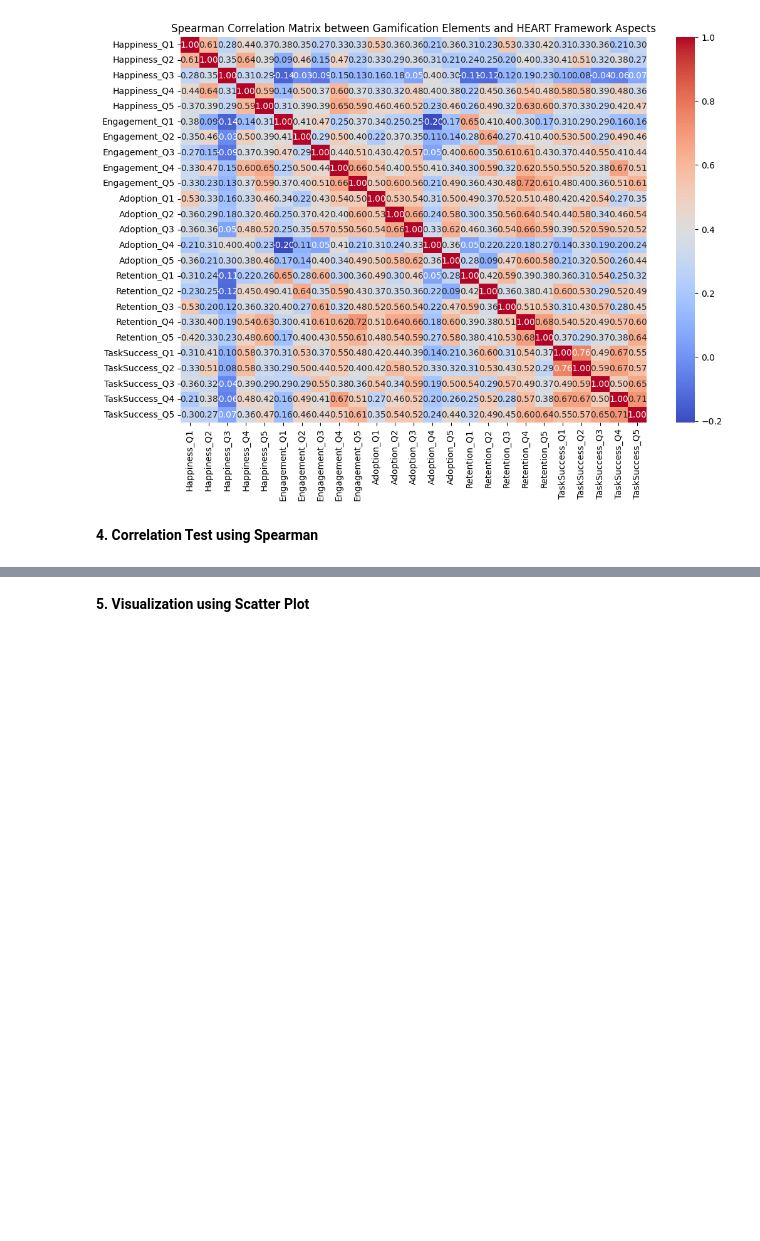
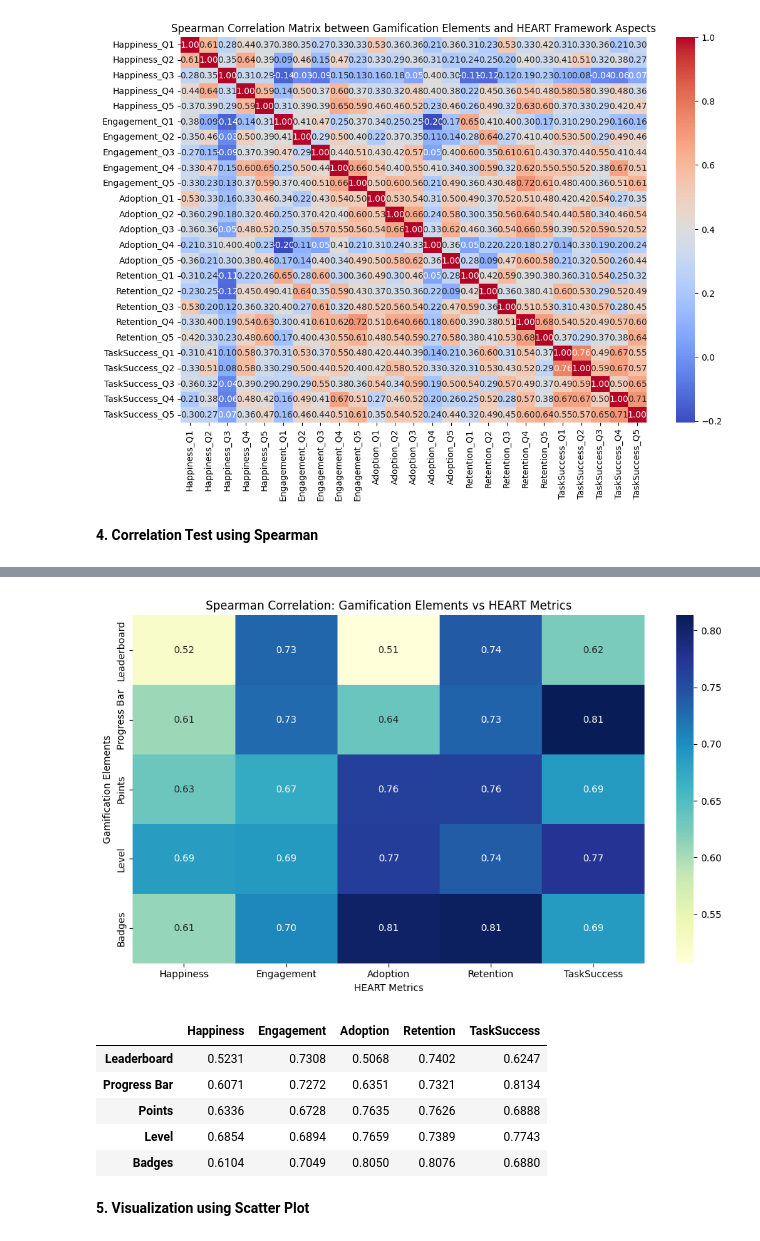
Before and after one commit to TRZs69/data-analysis, a Jupyter notebook: correlation_test.ipynb, the cells around one changed output, grey strips where cells are left out. Cells and saved outputs as stored; diff of their text form; code cells hidden in the pictures; blank space fills up the shorter version.

Commit message:
Update Correlation Test Conclusion focusing 5:5 comparation (Add Conclusion to Document)

```diff
--- a/correlation_test.ipynb
+++ b/correlation_test.ipynb
@@ -107,3 +62,58 @@ display(correlation_df)
+# %%
+# Definisikan kolom untuk setiap aspek HEART
+heart_columns = {
+    'Happiness': ['Happiness_Q1', 'Happiness_Q2', 'Happiness_Q3', 'Happiness_Q4', 'Happiness_Q5'],
+    'Engagement': ['Engagement_Q1', 'Engagement_Q2', 'Engagement_Q3', 'Engagement_Q4', 'Engagement_Q5'],
+    'Adoption': ['Adoption_Q1', 'Adoption_Q2', 'Adoption_Q3', 'Adoption_Q4', 'Adoption_Q5'],
+    'Retention': ['Retention_Q1', 'Retention_Q2', 'Retention_Q3', 'Retention_Q4', 'Retention_Q5'],
+    'TaskSuccess': ['TaskSuccess_Q1', 'TaskSuccess_Q2', 'TaskSuccess_Q3', 'TaskSuccess_Q4', 'TaskSuccess_Q5']
+}
+
+gamification_elements = {
+    'Leaderboard': ['Happiness_Q1', 'Engagement_Q1', 'Adoption_Q1', 'Retention_Q1', 'TaskSuccess_Q1'],
+    'Progress Bar': ['Happiness_Q2', 'Engagement_Q2', 'Adoption_Q2', 'Retention_Q2', 'TaskSuccess_Q2'],
+    'Points': ['Happiness_Q3', 'Engagement_Q3', 'Adoption_Q3', 'Retention_Q3', 'TaskSuccess_Q3'],
+    'Level': ['Happiness_Q4', 'Engagement_Q4', 'Adoption_Q4', 'Retention_Q4', 'TaskSuccess_Q4'],
+    'Badges': ['Happiness_Q5', 'Engagement_Q5', 'Adoption_Q5', 'Retention_Q5', 'TaskSuccess_Q5']
+}
+
+# Hitung skor rata-rata untuk setiap aspek HEART
+heart_scores = {aspect: df[cols].mean(axis=1) for aspect, cols in heart_columns.items()}
+
+# Hitung skor rata-rata untuk setiap elemen gamifikasi
+element_scores = {element: df[cols].mean(axis=1) for element, cols in gamification_elements.items()}
+
+# Hitung korelasi Spearman antara elemen gamifikasi dan aspek HEART
+correlation_matrix = pd.DataFrame(index=gamification_elements.keys(), columns=heart_columns.keys())
+
+for element_name, element_score in element_scores.items():
+    for aspect_name, aspect_score in heart_scores.items():
+        correlation, _ = spearmanr(element_score, aspect_score)
+        correlation_matrix.loc[element_name, aspect_name] = round(correlation, 4)
+
+# Ubah ke float untuk plotting
+correlation_matrix = correlation_matrix.astype(float)
+
+# Visualisasi Heatmap
+plt.figure(figsize=(10, 6))
+sns.heatmap(correlation_matrix, annot=True, fmt=".2f", cmap="YlGnBu")
+plt.title("Spearman Correlation: Gamification Elements vs HEART Metrics")
+plt.xlabel("HEART Metrics")
+plt.ylabel("Gamification Elements")
+plt.tight_layout()
+plt.show()
+
+
+
+correlation_matrix
+# %% [output]
+[figure, added]
+|  | Happiness | Engagement | Adoption | Retention | TaskSuccess |
+| Leaderboard | 0.5231 | 0.7308 | 0.5068 | 0.7402 | 0.6247 |
+| Progress Bar | 0.6071 | 0.7272 | 0.6351 | 0.7321 | 0.8134 |
+| Points | 0.6336 | 0.6728 | 0.7635 | 0.7626 | 0.6888 |
+| Level | 0.6854 | 0.6894 | 0.7659 | 0.7389 | 0.7743 |
+| Badges | 0.6104 | 0.7049 | 0.8050 | 0.8076 | 0.6880 |
 # %% [markdown]
 **5. Visualization using Scatter Plot**
 # %%
```
Also changed, not shown: parts of 4 cells of this notebook.
